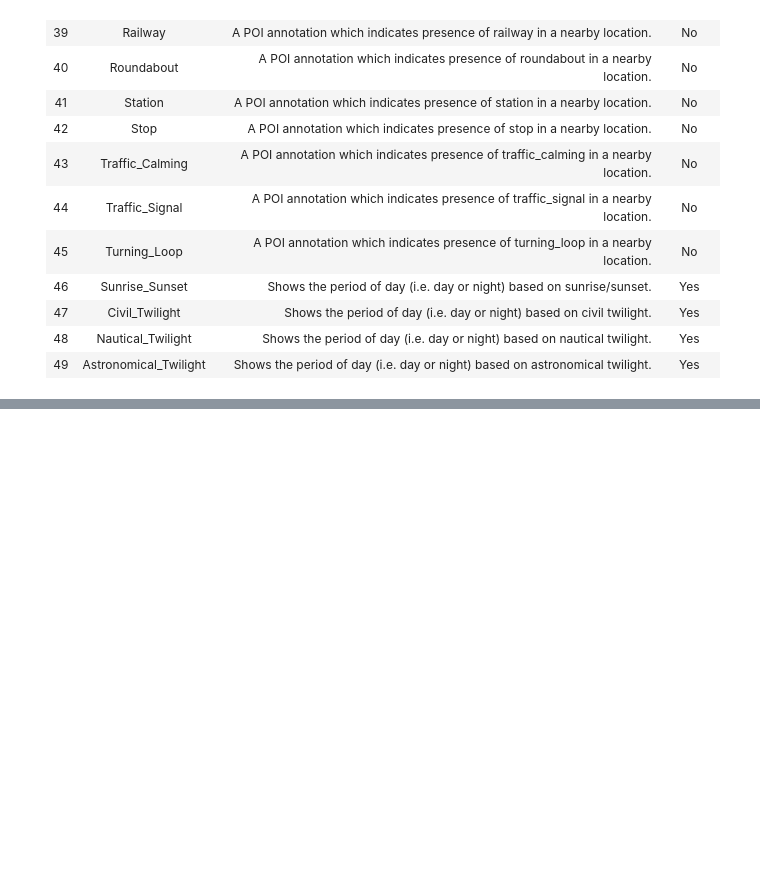
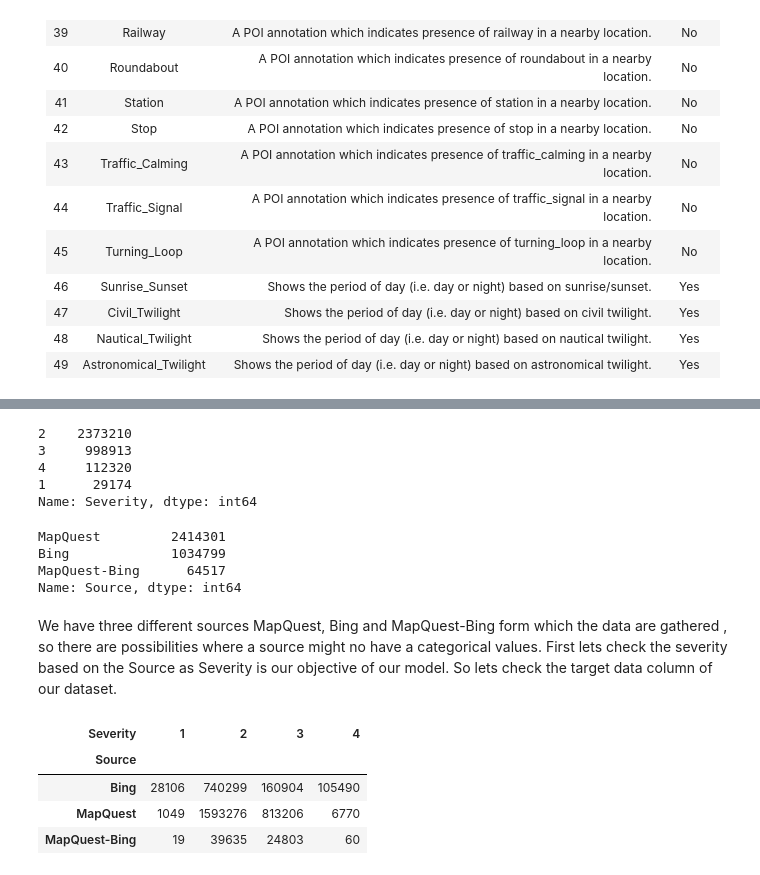
Before and after one commit to AmirthaRajan/Coursera_Capstone, a Jupyter notebook: notebook.ipynb, the cells around one changed output, grey strips where cells are left out. Saved outputs shown, nothing was run; the diff lists cells and outputs as text; code cells hidden in the pictures; blank space fills up the shorter version.

```diff
--- a/notebook.ipynb
+++ b/notebook.ipynb
@@ -359,0 +413,17 @@
+# %%
+df['Severity'].value_counts()
+# %% [output]
+2    2373210
+3     998913
+4     112320
+1      29174
+Name: Severity, dtype: int64
+# %%
+df['Source'].value_counts()
+# %% [output]
+MapQuest         2414301
+Bing             1034799
+MapQuest-Bing      64517
+Name: Source, dtype: int64
+# %% [markdown]
+<p>We have three different sources MapQuest, Bing and MapQuest-Bing form which the data are gathered , so there are possibilities where a source might no have a categorical values. First lets check the severity based on the Source as Severity is our objective of our model. So lets check the target data column of our dataset. </p>
@@ -359,0 +433,8 @@
+# %%
+df_source
+# %% [output]
+| Severity | 1 | 2 | 3 | 4 |
+| Source |  |  |  |  |
+| Bing | 28106 | 740299 | 160904 | 105490 |
+| MapQuest | 1049 | 1593276 | 813206 | 6770 |
+| MapQuest-Bing | 19 | 39635 | 24803 | 60 |
```
Also changed, not shown: parts of 14 cells of this notebook.
